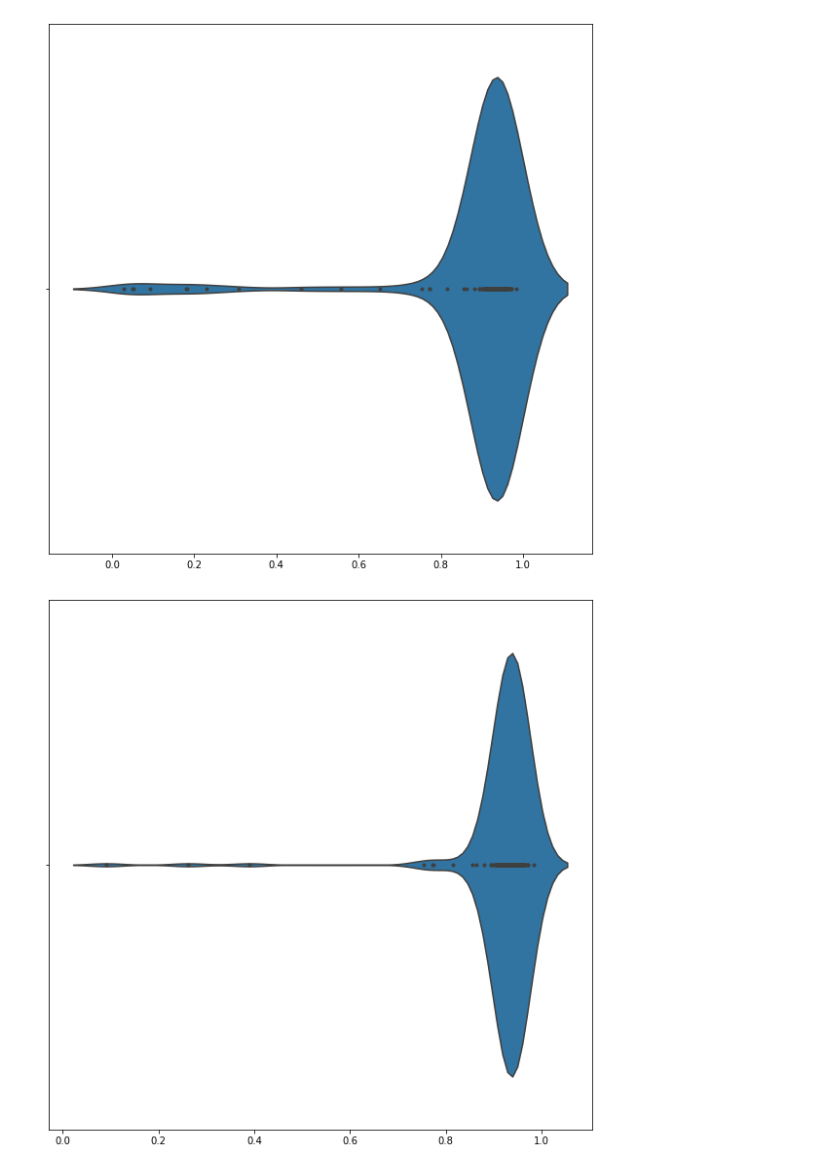
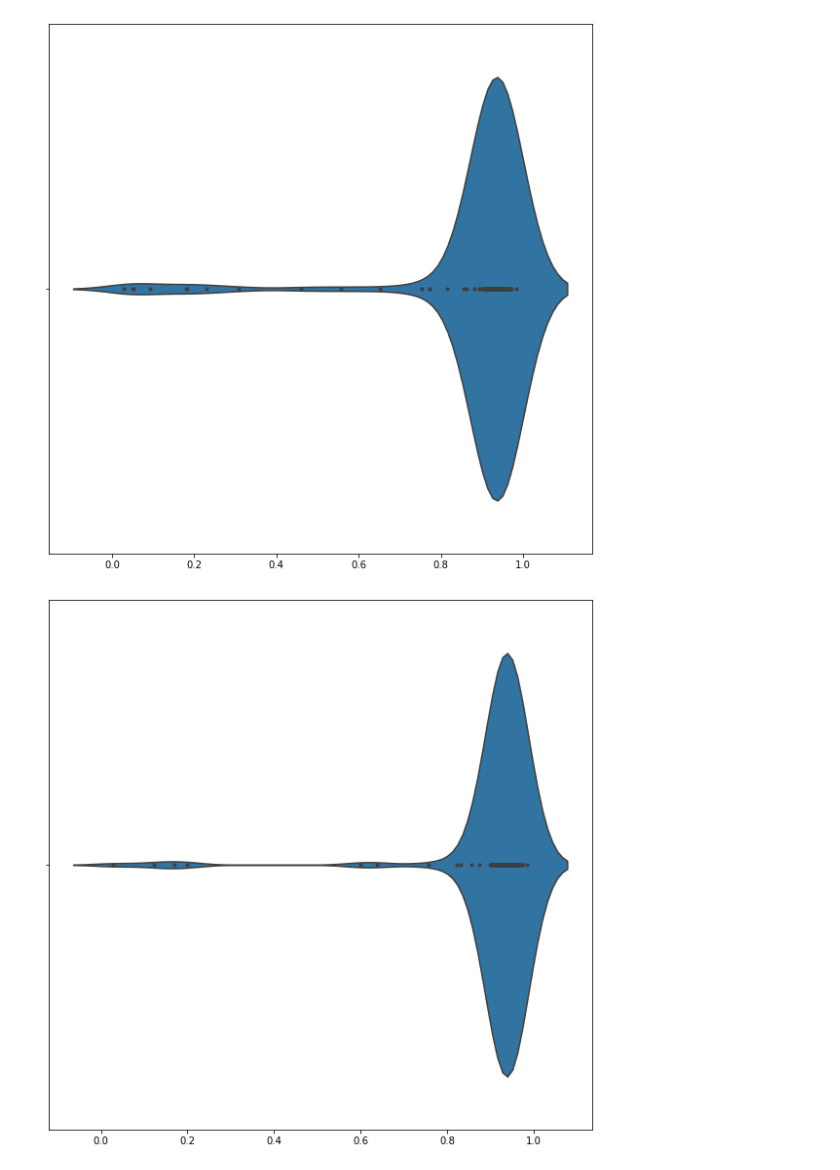
Before and after one commit to MarkF-hanze/ICA, a Jupyter notebook: Runs_Comparison.ipynb, the cells around one changed output. Drawn from its saved outputs; the diff is of its cells as text; code cells hidden in the pictures.

```diff
--- a/Runs_Comparison.ipynb
+++ b/Runs_Comparison.ipynb
@@ -2,9 +2,19 @@
 import pandas as pd
 import numpy as np
 # %%
+one_run = pd.read_csv('/home/MarkF/DivideConquer/Results/10_Runs/'
+                 'ica_run_1_independent_components.tsv', sep='\t', index_col=0)
+one_run.columns = [f'{x}_1' for x in one_run.columns]
+
+ten_runs = pd.read_csv('/home/MarkF/DivideConquer/Results/10_Runs/'
+                 'ica_independent_components_consensus.tsv', sep='\t', index_col=0)
+ten_runs.columns = [f'{x}_10' for x in ten_runs.columns]
 twenty_five_runs = pd.read_csv('/home/MarkF/DivideConquer/Results/MathExperiment/2_Split/One_Normalized/ICARUN_ALL/'
                  'ica_independent_components_consensus.tsv', sep='\t', index_col=0)
 twenty_five_runs.columns = [f'{x}_25' for x in twenty_five_runs.columns]
 fifty_runs = pd.read_csv('/home/MarkF/DivideConquer/Results/50_Runs/'
                  'ica_independent_components_consensus.tsv', sep='\t', index_col=0)
 fifty_runs.columns = [f'{x}_50' for x in fifty_runs.columns]
+hunderd_runs = pd.read_csv('/home/MarkF/DivideConquer/Results/100_Runs/'
+                 'ica_independent_components_consensus.tsv', sep='\t', index_col=0)
+hunderd_runs.columns = [f'{x}_100' for x in hunderd_runs.columns]
@@ -35,9 +41,12 @@ twenty_five_runs.join(fifty_runs)
 # %%
 df = twenty_five_runs.join(fifty_runs)
+df = df.join(hunderd_runs)
+df = df.join(ten_runs)
+df = df.join(one_run)
 correlation = np.corrcoef(df.values, rowvar=False)
 correlation = np.absolute(correlation)
 correlation = pd.DataFrame(correlation, columns=df.columns, index=df.columns)
-correlation = correlation.loc[twenty_five_runs.columns, fifty_runs.columns]
+#correlation = correlation.loc[twenty_five_runs.columns, fifty_runs.columns]
 # %%
 import seaborn as sns
 import matplotlib.pyplot as plt
@@ -61,9 +56,9 @@ sns.violinplot(x=correlation.max(axis=0), inner='point')
 plt.show()
 # %% [output]
 [figure]
-# %%
-fig = plt.figure(figsize=(10,10))
-sns.violinplot(x=correlation.max(axis=1), inner='point')
-plt.show()
-# %% [output]
-[figure, removed]
+# %%
+fig = plt.figure(figsize=(10,10))
+sns.violinplot(x=correlation.loc[twenty_five_runs.columns, hunderd_runs.columns].max(axis=0), inner='point')
+plt.show()
+# %% [output]
+[figure, added]
```
Also changed, not shown: parts of 17 cells of this notebook, 7 other files.
